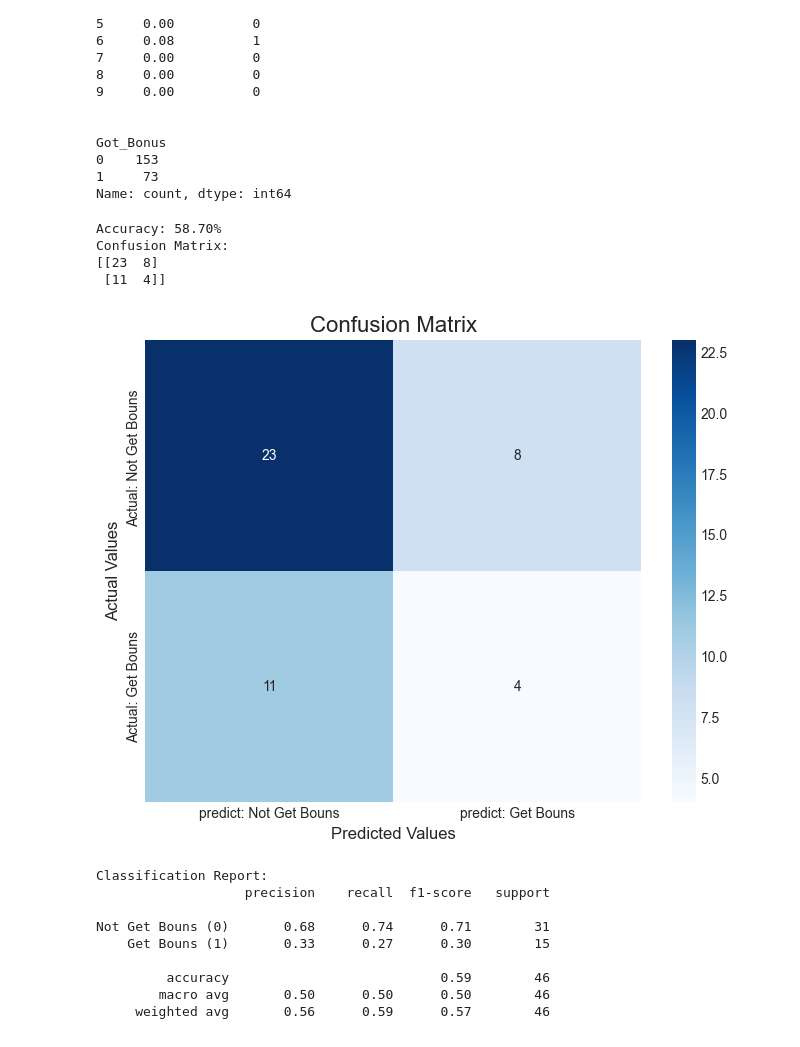
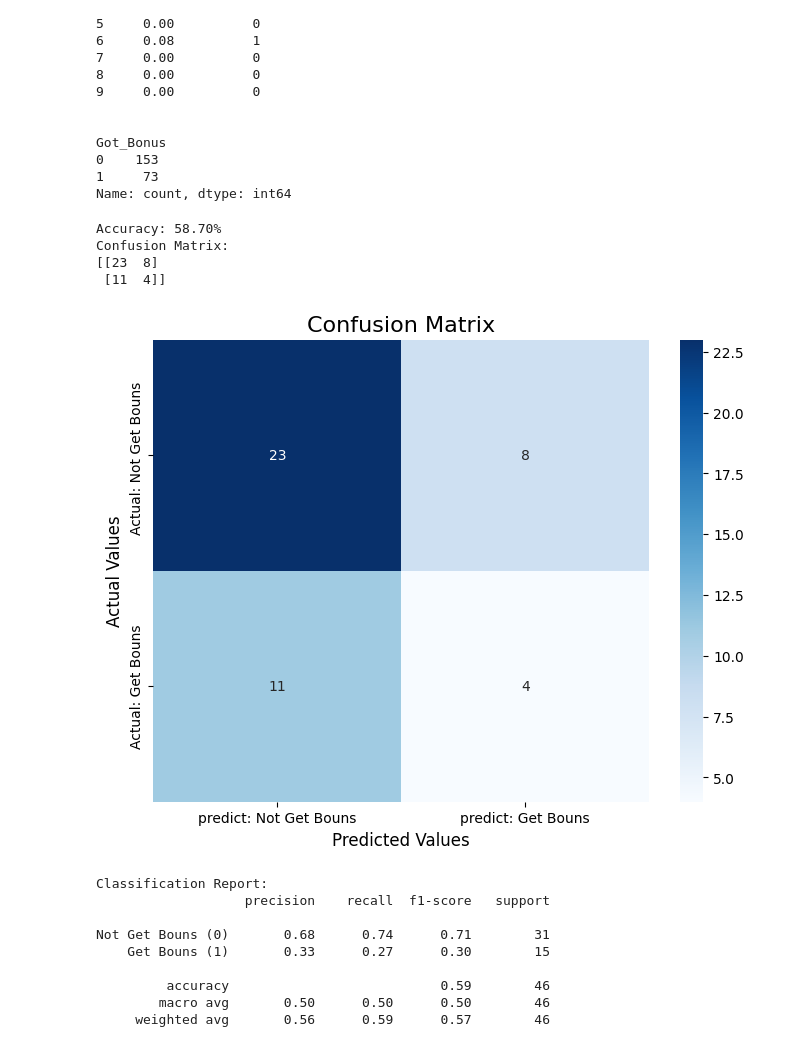
Before and after one commit to NADIA-ALSALEM/employee, a Jupyter notebook: employee.ipynb, the cells around one changed output. Drawn from its saved outputs; the diff is of its cells as text; code cells hidden in the pictures.

```diff
--- a/employee.ipynb
+++ b/employee.ipynb
@@ -545,7 +537,8 @@ Name: count, dtype: int64
 # %%
 from sklearn.metrics import accuracy_score, confusion_matrix, classification_report
 from sklearn.ensemble import RandomForestClassifier
-
+import matplotlib.pyplot as plt
+import seaborn as sns
 # Define Features (X) and the new Target (y)
 features = ['EmploymentRating', 'DaysOfAbsence', 'EducationLevel', 'CertificationsEarned']
 X = df_employee_profile_it[features]
@@ -566,35 +559,34 @@ model.fit(X_train, y_train)
 # Evaluate the Model on the Test Data
 y_pred = model.predict(X_test)
 
 # Accuracy Score
 accuracy = accuracy_score(y_test, y_pred)
 print(f"Accuracy: {accuracy:.2%}")
 
 # Confusion Matrix
 print("Confusion Matrix:")
 cm = confusion_matrix(y_test, y_pred)
 print(cm)
 
 # Visualize the Confusion Matrix
-plt.style.use('seaborn-v0_8-whitegrid')
 plt.figure(figsize=(8, 6))
 sns.heatmap(cm, annot=True, fmt='d', cmap='Blues',
             xticklabels=['predict: Not Get Bouns', 'predict: Get Bouns'],
             yticklabels=['Actual: Not Get Bouns ', 'Actual: Get Bouns'])
 plt.title('Confusion Matrix', fontsize=16)
 plt.ylabel('Actual Values', fontsize=12)
 plt.xlabel('Predicted Values', fontsize=12)
 plt.show()
 
 #Classification Report
 print("\nClassification Report:")
 print(classification_report(y_test, y_pred, target_names=['Not Get Bouns (0)', 'Get Bouns (1)']))
 # %% [output]
 Accuracy: 58.70%
 Confusion Matrix:
 [[23  8]
  [11  4]]
-[figure, old version]
+[figure, new version]
 Classification Report:
                    precision    recall  f1-score   support
 
```
Also changed, not shown: parts of 1 cell of this notebook.
